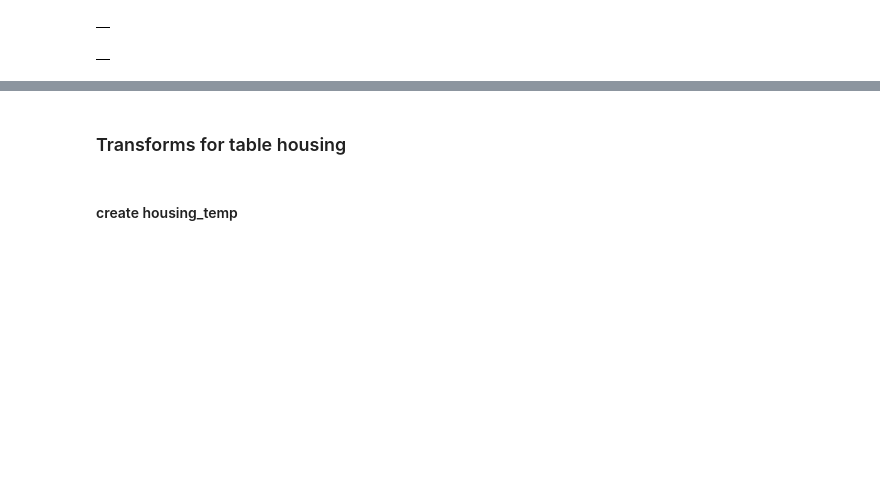
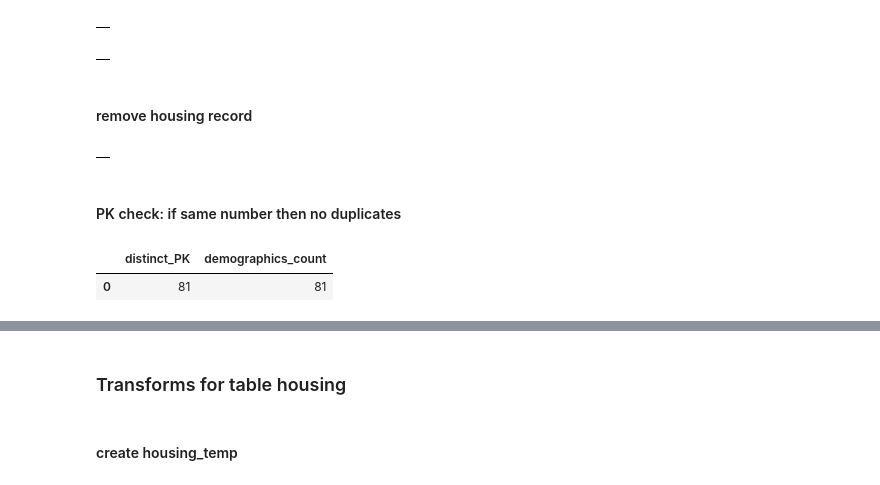
Before and after one commit to kimmisin/Elements-of-Databases, a Jupyter notebook: milestone2.ipynb, the cells around one changed output, grey strips where cells are left out. Saved outputs shown, nothing was run; the diff lists cells and outputs as text; code cells hidden in the pictures; blank space fills up the shorter version.

Commit message:
PK and FK integrity fixed (covid, demographics, housing)

```diff
--- a/milestone2.ipynb
+++ b/milestone2.ipynb
@@ -664,3 +726,23 @@ WHERE (label='18 years and over' AND percent IS null)
 OR (label='65 years and over' AND percent IS null)
 # %% [output]
 |  |
+# %% [markdown]
+#### remove housing record
+# %%
+%%bigquery
+DELETE FROM datamart.demographics
+WHERE label='Total housing units'
+# %% [output]
+|  |
+# %% [markdown]
+#### PK check: if same number then no duplicates
+# %%
+%%bigquery
+SELECT count(*) AS distinct_PK, (SELECT count(*) FROM datamart.demographics) AS demographics_count
+FROM (
+    SELECT DISTINCT category, subcategory1, subcategory2, label
+    FROM datamart.demographics
+)
+# %% [output]
+|  | distinct_PK | demographics_count |
+| 0 | 81 | 81 |
```
Also changed, not shown: parts of 32 cells of this notebook.
